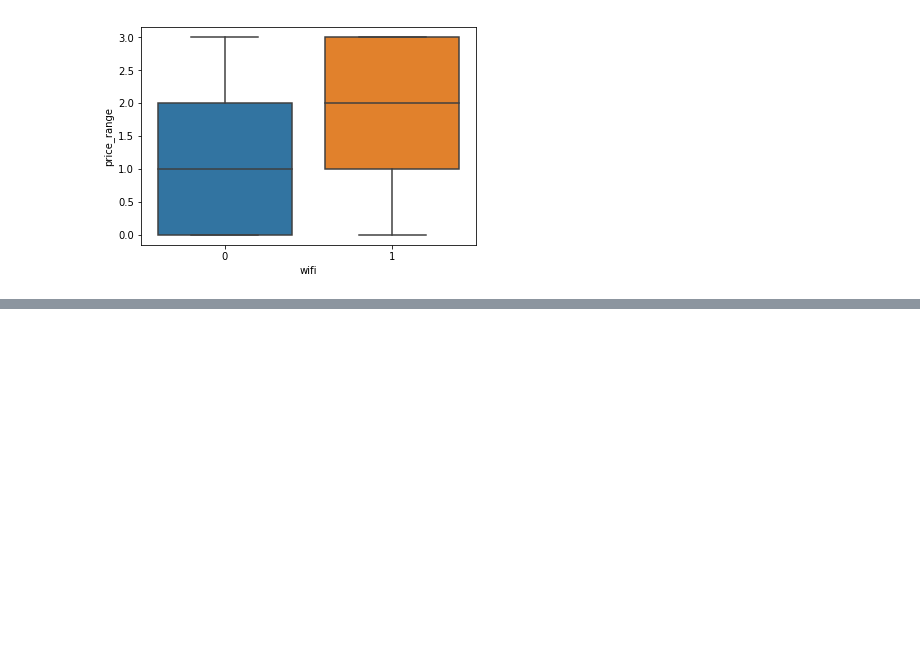
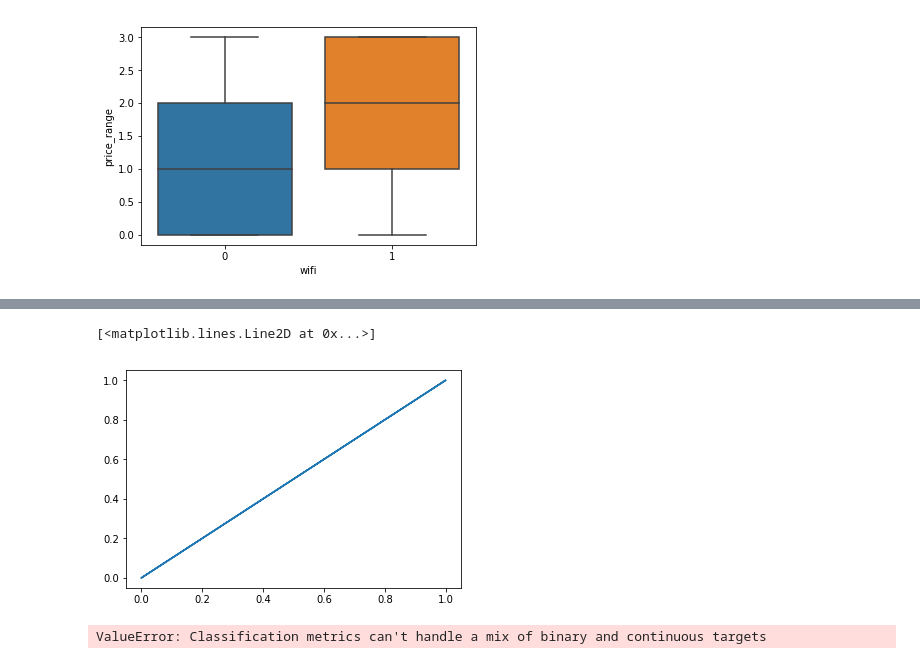
Before and after one commit to akashguptaaa/Mobile-Price-Prediction-Using-Machine-Learning-Technique, a Jupyter notebook: Mobile Price Prediction.ipynb, the cells around one changed output, grey strips where cells are left out. Cells and saved outputs as stored; diff of their text form; code cells hidden in the pictures; blank space fills up the shorter version.

```diff
--- a/Mobile Price Prediction.ipynb
+++ b/Mobile Price Prediction.ipynb
@@ -262,0 +431,10 @@ sns.boxplot(dataset['wifi'],dataset['price_range'])
+# %%
+plt.plot(y_test,y_pred)
+# %% [output]
+[<matplotlib.lines.Line2D at 0x...>]
+[figure, added]
+# %%
+from sklearn import metrics
+metrics.accuracy_score(y_test,y_pred1)
+# %% [output]
+ValueError: Classification metrics can't handle a mix of binary and continuous targets
```
Also changed, not shown: parts of 39 cells of this notebook.
